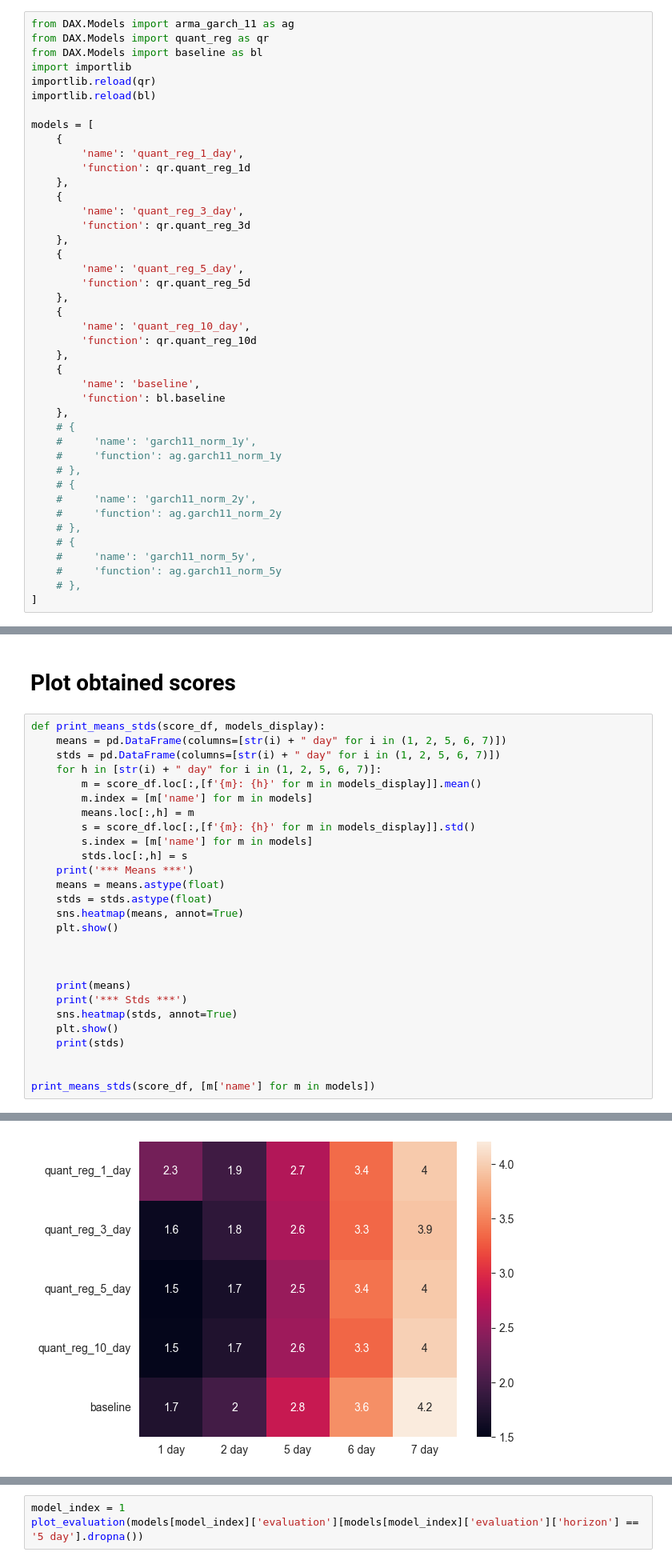
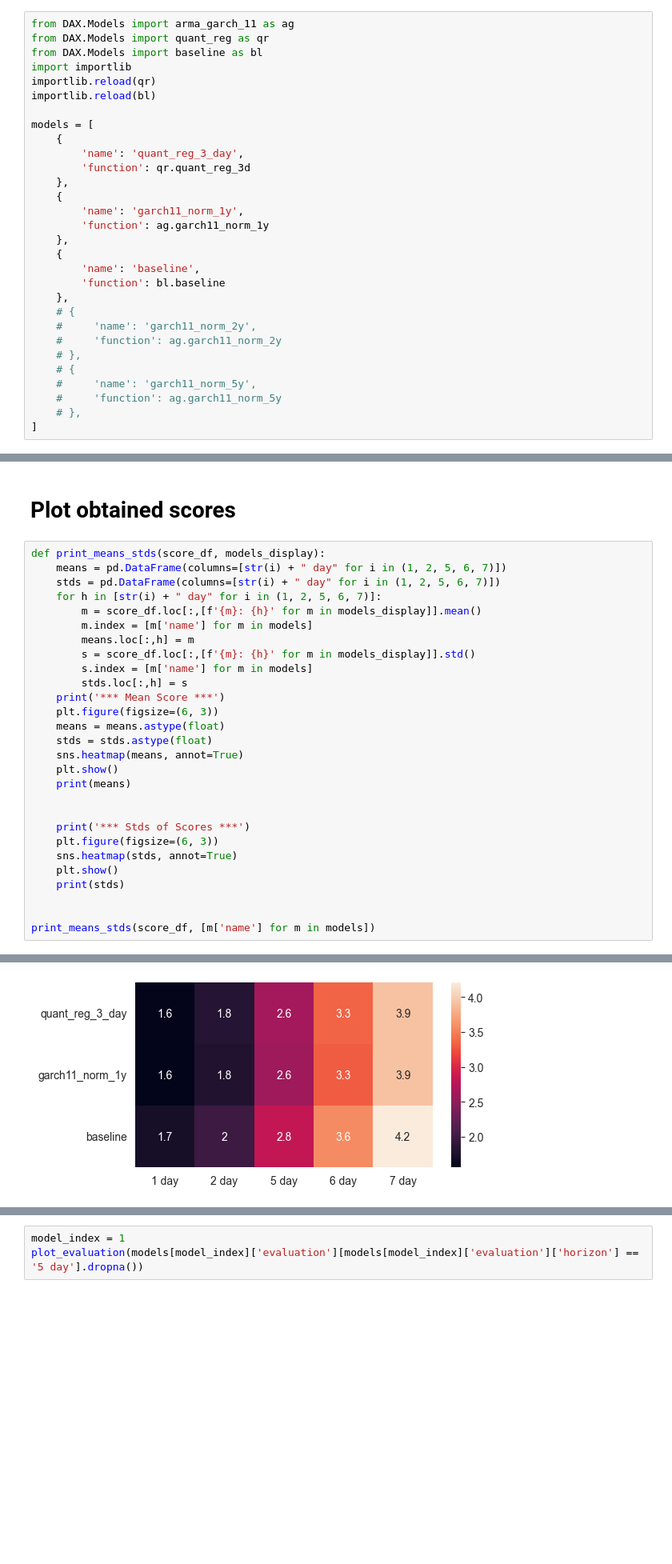
Before and after one commit to EliasKng/PTSFC, a Jupyter notebook: DAX/Validation/cross_validate_dax.ipynb, the cells around one changed output, grey strips where cells are left out. Shown at 80% size. Saved outputs shown, nothing was run; the diff lists cells and outputs as text; blank space fills up the shorter version.

Commit message:
DAX: QuantReg: CV

```diff
--- a/DAX/Validation/cross_validate_dax.ipynb
+++ b/DAX/Validation/cross_validate_dax.ipynb
@@ -82,29 +82,17 @@ importlib.reload(bl)
 
 models = [
     {
-        'name': 'quant_reg_1_day',
-        'function': qr.quant_reg_1d
-    },
-    {
         'name': 'quant_reg_3_day',
         'function': qr.quant_reg_3d
     },
     {
-        'name': 'quant_reg_5_day',
-        'function': qr.quant_reg_5d
-    },
-    {
-        'name': 'quant_reg_10_day',
-        'function': qr.quant_reg_10d
+        'name': 'garch11_norm_1y',
+        'function': ag.garch11_norm_1y
     },
     {
         'name': 'baseline',
         'function': bl.baseline
     },
-    # {
-    #     'name': 'garch11_norm_1y',
-    #     'function': ag.garch11_norm_1y
-    # },
     # {
     #     'name': 'garch11_norm_2y',
     #     'function': ag.garch11_norm_2y
@@ -337,16 +172,17 @@ def print_means_stds(score_df, models_display):
         s = score_df.loc[:,[f'{m}: {h}' for m in models_display]].std()
         s.index = [m['name'] for m in models]
         stds.loc[:,h] = s
-    print('*** Means ***')
+    print('*** Mean Score ***')
+    plt.figure(figsize=(6, 3))
     means = means.astype(float)
     stds = stds.astype(float)
     sns.heatmap(means, annot=True)
     plt.show()
+    print(means)
 
 
-
-    print(means)
-    print('*** Stds ***')
+    print('*** Stds of Scores ***')
+    plt.figure(figsize=(6, 3))
     sns.heatmap(stds, annot=True)
     plt.show()
     print(stds)
@@ -358 +194 @@ print_means_stds(score_df, [m['name'] for m in models])
-[figure, old version]
+[figure, new version]
```
Also changed, not shown: parts of 3 cells of this notebook.
